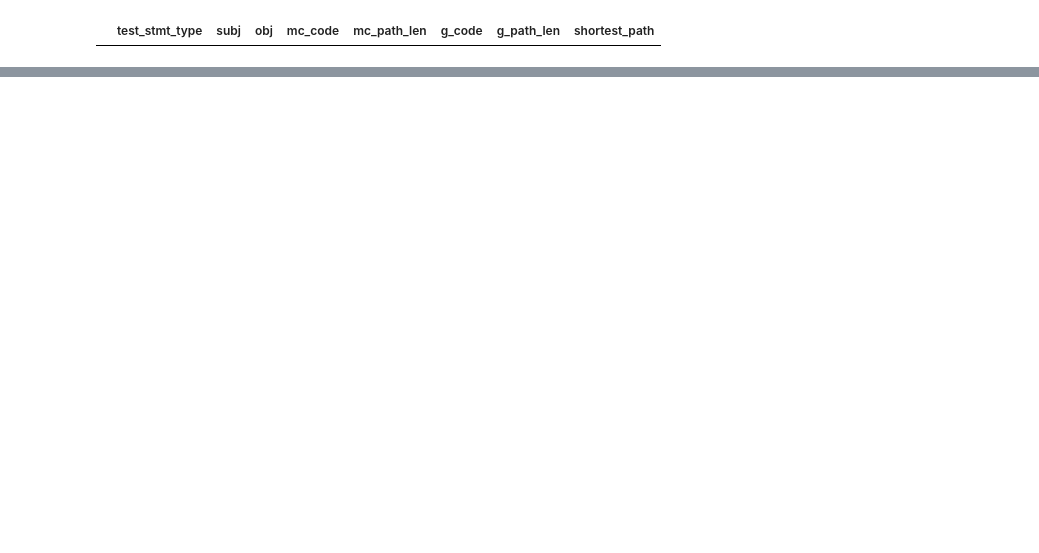
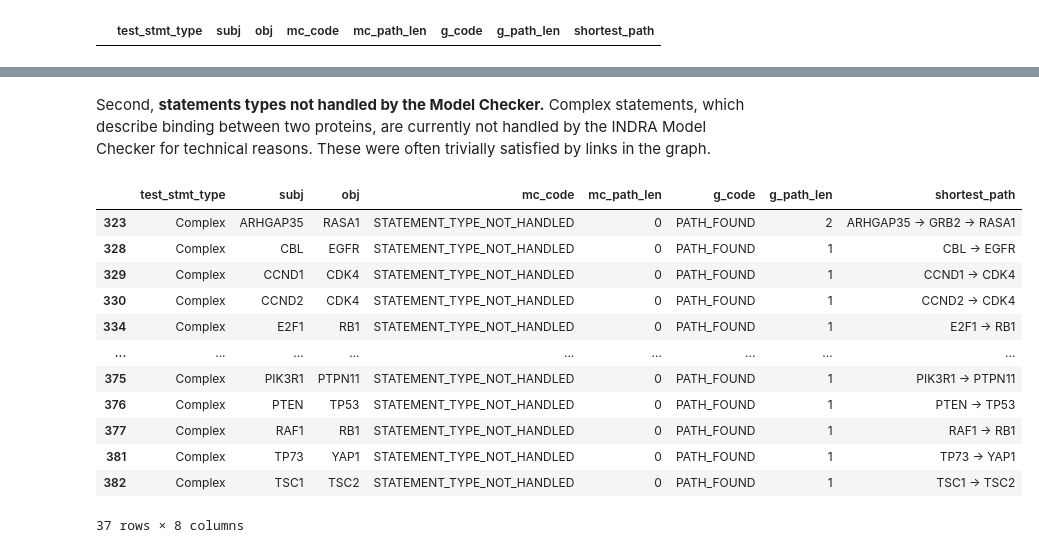
Before and after one commit to gyorilab/emmaa, a Jupyter notebook: notebooks/Graph-based model checking for EMMAA.ipynb, the cells around one changed output, grey strips where cells are left out. Drawn from its saved outputs; the diff is of its cells as text; code cells hidden in the pictures; blank space fills up the shorter version.

```diff
--- a/notebooks/Graph-based model checking for EMMAA.ipynb
+++ b/notebooks/Graph-based model checking for EMMAA.ipynb
@@ -157,0 +176,18 @@ So approximately half of the tests that fail in the ModelChecker pass in the dir
+# %% [markdown]
+Second, **statements types not handled by the Model Checker.** Complex statements, which describe binding between two proteins, are currently not handled by the INDRA Model Checker for technical reasons. These were often trivially satisfied by links in the graph.
+# %%
+g_only_path[g_only_path.mc_code == 'STATEMENT_TYPE_NOT_HANDLED']
+# %% [output]
+|  | test_stmt_type | subj | obj | mc_code | mc_path_len | g_code | g_path_len | shortest_path |
+| 323 | Complex | ARHGAP35 | RASA1 | STATEMENT_TYPE_NOT_HANDLED | 0 | PATH_FOUND | 2 | ARHGAP35 -> GRB2 -> RASA1 |
+| 328 | Complex | CBL | EGFR | STATEMENT_TYPE_NOT_HANDLED | 0 | PATH_FOUND | 1 | CBL -> EGFR |
+| 329 | Complex | CCND1 | CDK4 | STATEMENT_TYPE_NOT_HANDLED | 0 | PATH_FOUND | 1 | CCND1 -> CDK4 |
+| 330 | Complex | CCND2 | CDK4 | STATEMENT_TYPE_NOT_HANDLED | 0 | PATH_FOUND | 1 | CCND2 -> CDK4 |
+| 334 | Complex | E2F1 | RB1 | STATEMENT_TYPE_NOT_HANDLED | 0 | PATH_FOUND | 1 | E2F1 -> RB1 |
+| ... | ... | ... | ... | ... | ... | ... | ... | ... |
+| 375 | Complex | PIK3R1 | PTPN11 | STATEMENT_TYPE_NOT_HANDLED | 0 | PATH_FOUND | 1 | PIK3R1 -> PTPN11 |
+| 376 | Complex | PTEN | TP53 | STATEMENT_TYPE_NOT_HANDLED | 0 | PATH_FOUND | 1 | PTEN -> TP53 |
+| 377 | Complex | RAF1 | RB1 | STATEMENT_TYPE_NOT_HANDLED | 0 | PATH_FOUND | 1 | RAF1 -> RB1 |
+| 381 | Complex | TP73 | YAP1 | STATEMENT_TYPE_NOT_HANDLED | 0 | PATH_FOUND | 1 | TP73 -> YAP1 |
+| 382 | Complex | TSC1 | TSC2 | STATEMENT_TYPE_NOT_HANDLED | 0 | PATH_FOUND | 1 | TSC1 -> TSC2 |
+37 rows × 8 columns
```
Also changed, not shown: parts of 16 cells of this notebook, 1 other file.
